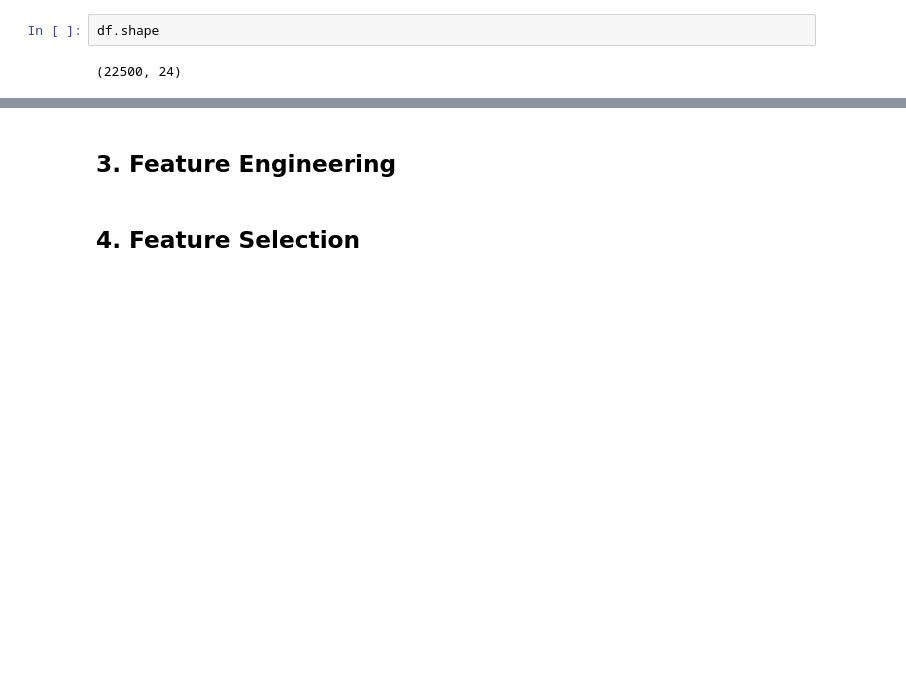
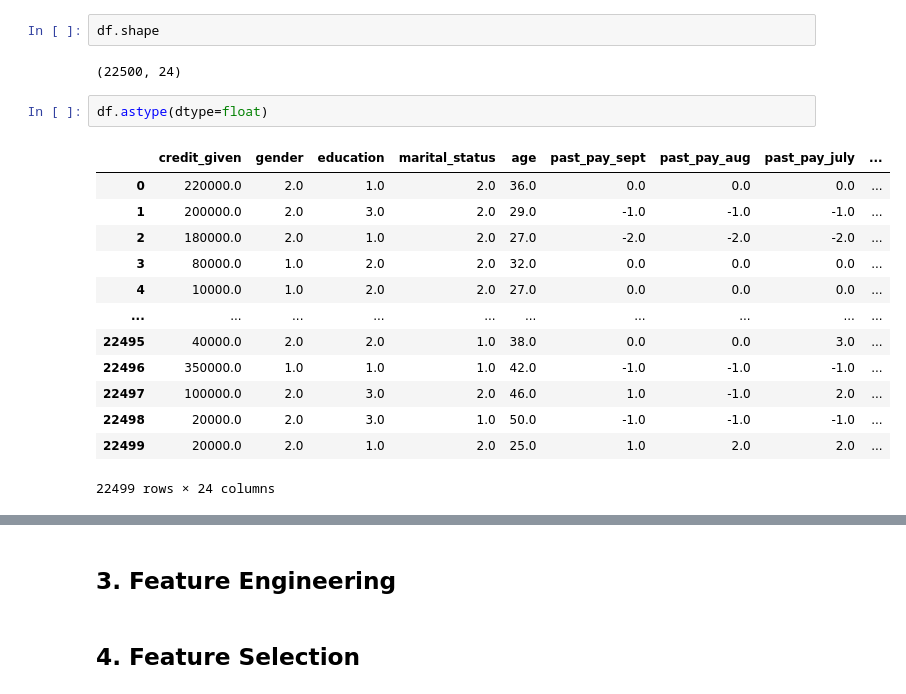
Before and after one commit to dorjeys3/Credit-Defaulting, a Jupyter notebook: classification-bakeoff-template.ipynb, the cells around one changed output, grey strips where cells are left out. Saved outputs shown, nothing was run; the diff lists cells and outputs as text; blank space fills up the shorter version.

```diff
--- a/classification-bakeoff-template.ipynb
+++ b/classification-bakeoff-template.ipynb
@@ -198,4 +200,20 @@ memory usage: 4.3+ MB
 df.shape
 # %% [output]
 (22500, 24)
+# %%
+df.astype(dtype=float)
+# %% [output]
+|  | credit_given | gender | education | marital_status | age | past_pay_sept | past_pay_aug | past_pay_july | ... |
+| 0 | 220000.0 | 2.0 | 1.0 | 2.0 | 36.0 | 0.0 | 0.0 | 0.0 | ... |
+| 1 | 200000.0 | 2.0 | 3.0 | 2.0 | 29.0 | -1.0 | -1.0 | -1.0 | ... |
+| 2 | 180000.0 | 2.0 | 1.0 | 2.0 | 27.0 | -2.0 | -2.0 | -2.0 | ... |
+| 3 | 80000.0 | 1.0 | 2.0 | 2.0 | 32.0 | 0.0 | 0.0 | 0.0 | ... |
+| 4 | 10000.0 | 1.0 | 2.0 | 2.0 | 27.0 | 0.0 | 0.0 | 0.0 | ... |
+| ... | ... | ... | ... | ... | ... | ... | ... | ... | ... |
+| 22495 | 40000.0 | 2.0 | 2.0 | 1.0 | 38.0 | 0.0 | 0.0 | 3.0 | ... |
+| 22496 | 350000.0 | 1.0 | 1.0 | 1.0 | 42.0 | -1.0 | -1.0 | -1.0 | ... |
+| 22497 | 100000.0 | 2.0 | 3.0 | 2.0 | 46.0 | 1.0 | -1.0 | 2.0 | ... |
+| 22498 | 20000.0 | 2.0 | 3.0 | 1.0 | 50.0 | -1.0 | -1.0 | -1.0 | ... |
+| 22499 | 20000.0 | 2.0 | 1.0 | 2.0 | 25.0 | 1.0 | 2.0 | 2.0 | ... |
+22499 rows × 24 columns
 # %%
```
Also changed, not shown: parts of 7 cells of this notebook.
